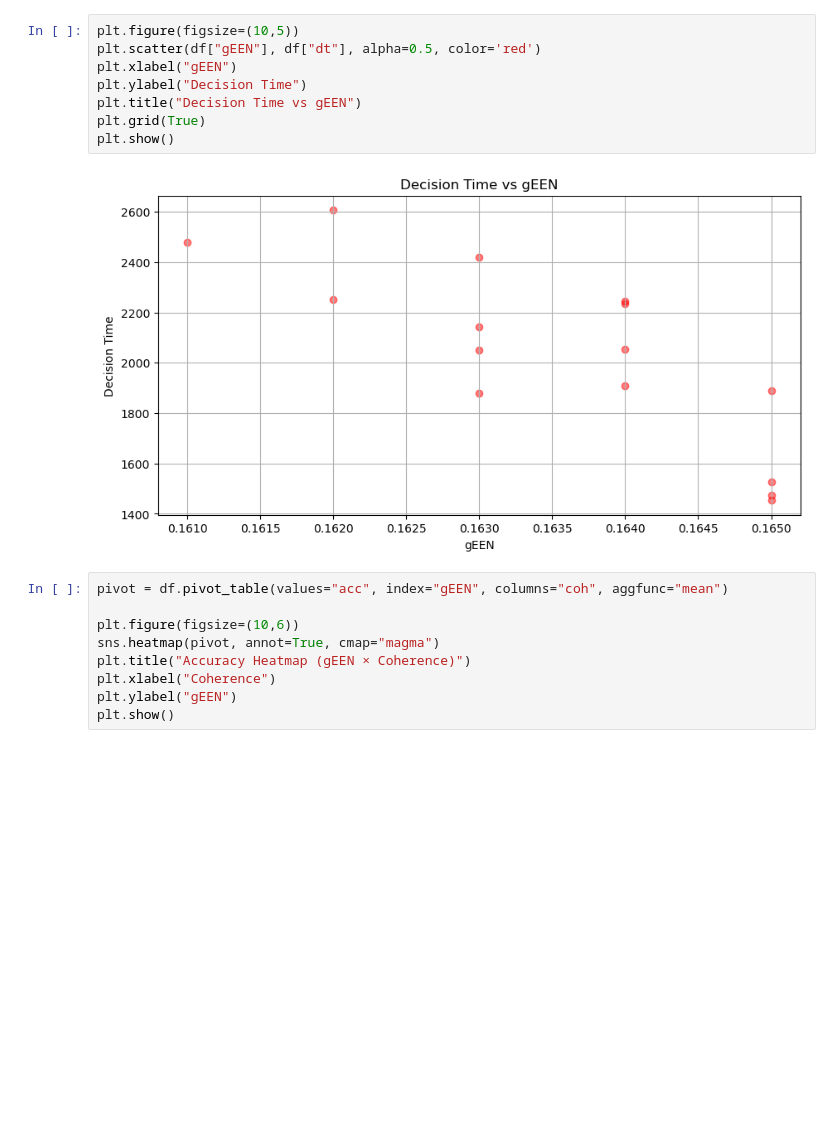
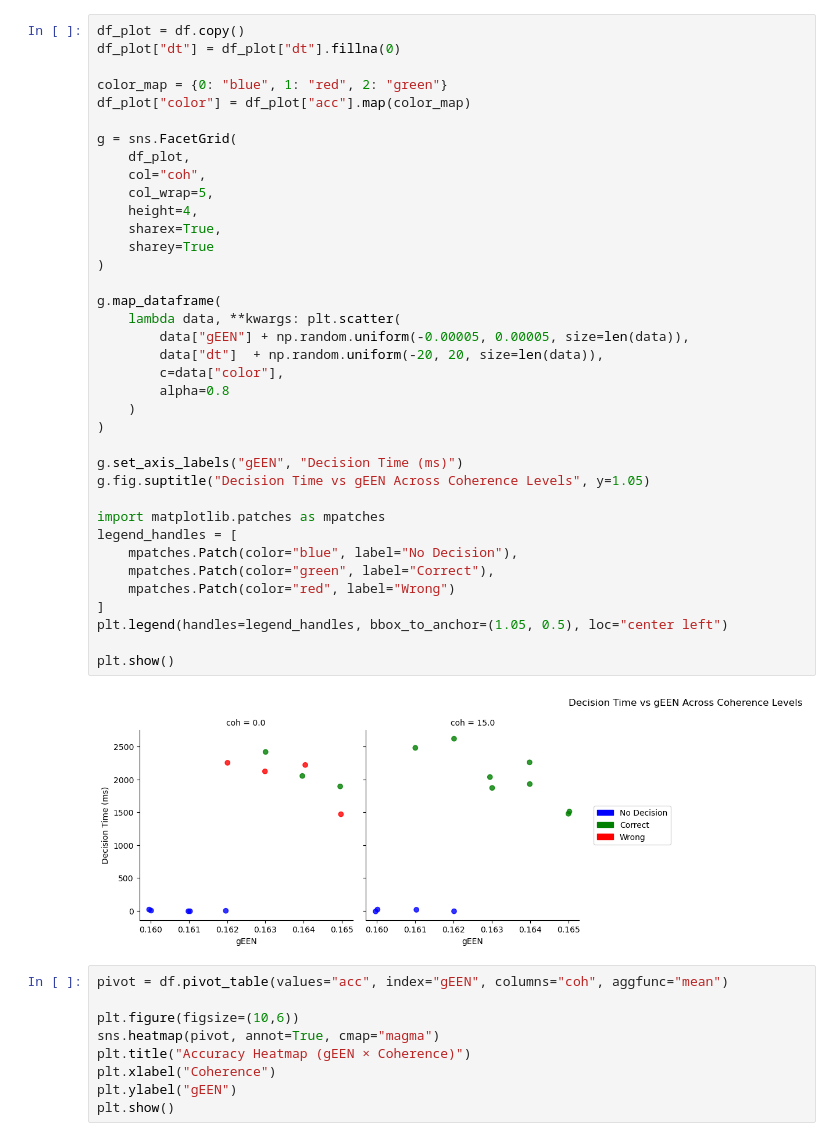
Before and after one commit to talhayounas2028-neuro/neuro, a Jupyter notebook: analysis_gEEN.ipynb, the cells around one changed output. Drawn from its saved outputs; the diff is of its cells as text; blank space fills up the shorter version.

```diff
--- a/analysis_gEEN.ipynb
+++ b/analysis_gEEN.ipynb
@@ -59,13 +63,42 @@ plt.show()
 # %%
-plt.figure(figsize=(10,5))
-plt.scatter(df["gEEN"], df["dt"], alpha=0.5, color='red')
-plt.xlabel("gEEN")
-plt.ylabel("Decision Time")
-plt.title("Decision Time vs gEEN")
-plt.grid(True)
+df_plot = df.copy()
+df_plot["dt"] = df_plot["dt"].fillna(0)
+
+color_map = {0: "blue", 1: "red", 2: "green"}
+df_plot["color"] = df_plot["acc"].map(color_map)
+
+g = sns.FacetGrid(
+    df_plot,
+    col="coh",
+    col_wrap=5,
+    height=4,
+    sharex=True,
+    sharey=True
+)
+
+g.map_dataframe(
+    lambda data, **kwargs: plt.scatter(
+        data["gEEN"] + np.random.uniform(-0.00005, 0.00005, size=len(data)),
+        data["dt"]  + np.random.uniform(-20, 20, size=len(data)),
+        c=data["color"],
+        alpha=0.8
+    )
+)
+
+g.set_axis_labels("gEEN", "Decision Time (ms)")
+g.fig.suptitle("Decision Time vs gEEN Across Coherence Levels", y=1.05)
+
+import matplotlib.patches as mpatches
+legend_handles = [
+    mpatches.Patch(color="blue", label="No Decision"),
+    mpatches.Patch(color="green", label="Correct"),
+    mpatches.Patch(color="red", label="Wrong")
+]
+plt.legend(handles=legend_handles, bbox_to_anchor=(1.05, 0.5), loc="center left")
+
 plt.show()
 # %% [output]
-[figure, old version]
+[figure, new version]
 # %%
 pivot = df.pivot_table(values="acc", index="gEEN", columns="coh", aggfunc="mean")
 
```
Also changed, not shown: parts of 6 cells of this notebook.
